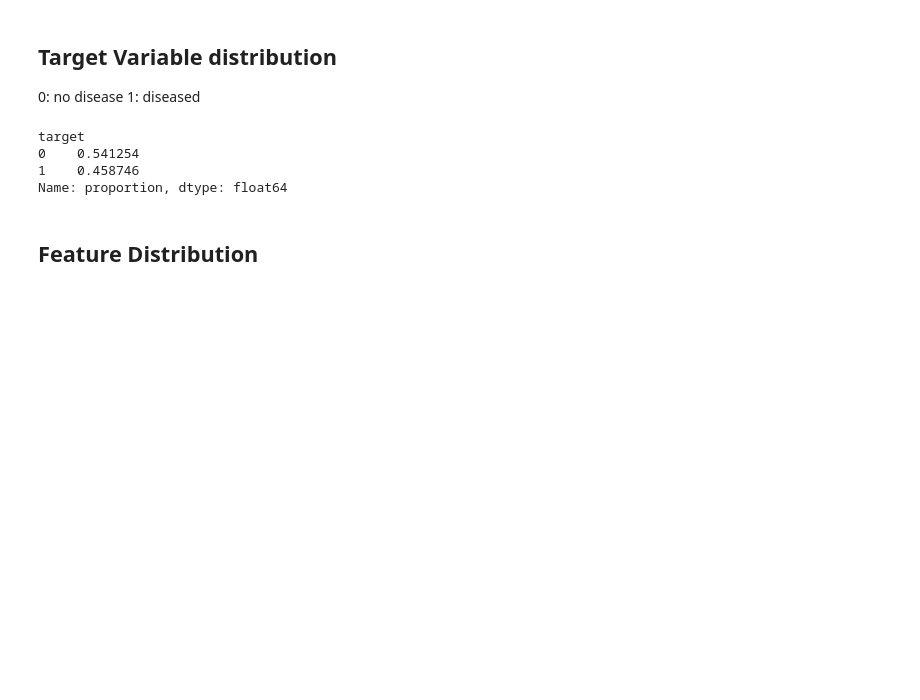
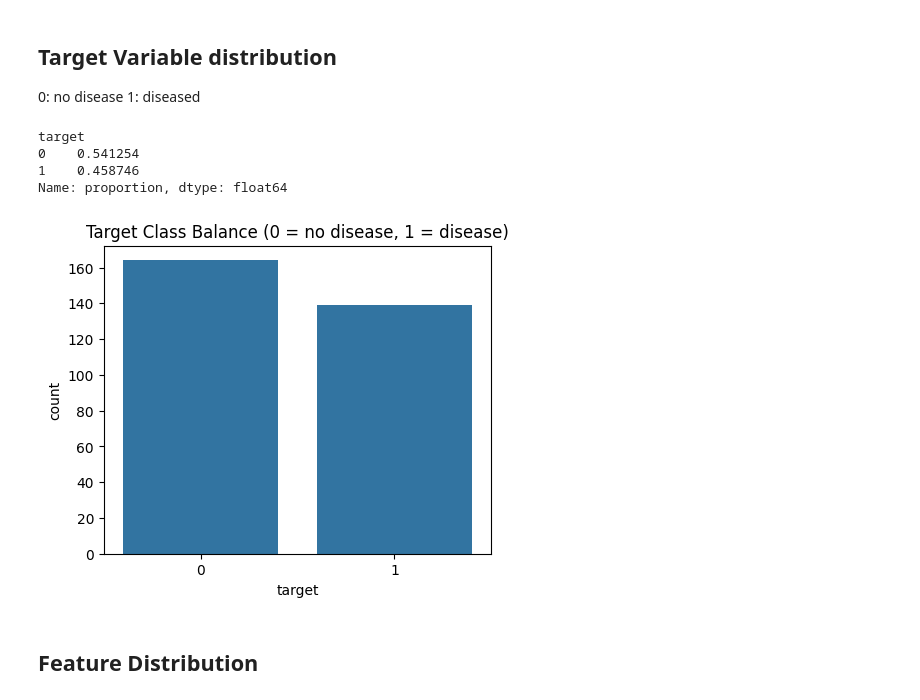
Before and after one commit to jasonliu9473/heartdisease, a Jupyter notebook: EDA.ipynb, the cells around one changed output. Cells and saved outputs as stored; diff of their text form; code cells hidden in the pictures; blank space fills up the shorter version.

```diff
--- a/EDA.ipynb
+++ b/EDA.ipynb
@@ -84,6 +91,14 @@ target
 0    0.541254
 1    0.458746
 Name: proportion, dtype: float64
+# %%
+plt.figure(figsize=(5, 4))
+sns.countplot(x='target', data=df)
+plt.title("Target Class Balance (0 = no disease, 1 = disease)")
+plt.xlabel("target")
+plt.show()
+# %% [output]
+[figure, added]
 # %% [markdown]
 ## Feature Distribution
 # %%
```
Also changed, not shown: parts of 22 cells of this notebook, 10 other files.
